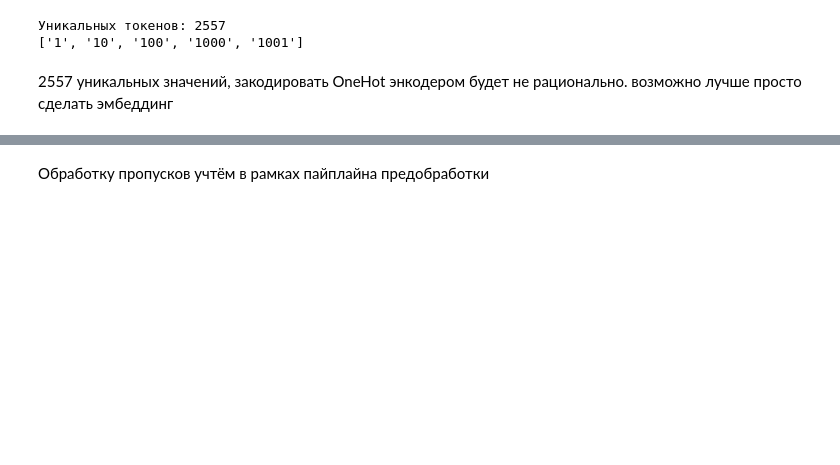
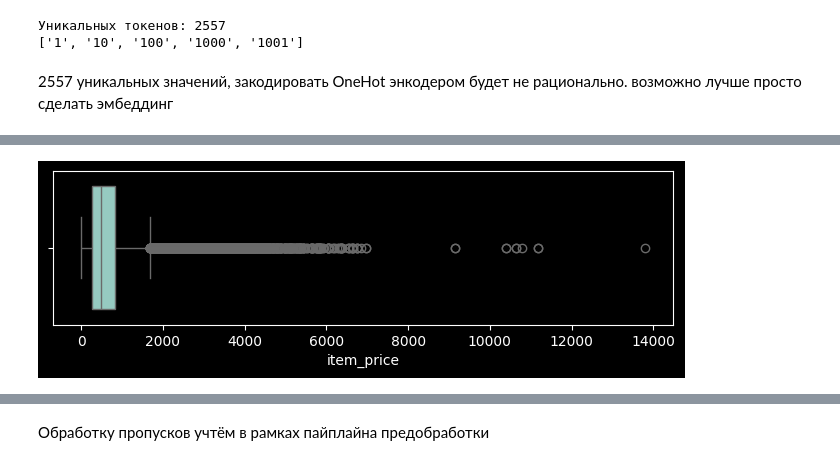
Before and after one commit to PSImera/tz_tutu_ds, a Jupyter notebook: tz_tutu_ds.ipynb, the cells around one changed output, grey strips where cells are left out. Drawn from its saved outputs; the diff is of its cells as text; code cells hidden in the pictures; blank space fills up the shorter version.

```diff
--- a/tz_tutu_ds.ipynb
+++ b/tz_tutu_ds.ipynb
@@ -315,0 +363,6 @@ print(f'Максимальная длинна списка ключевых сл
+# %%
+plt.figure(figsize=(8,2))
+sns.boxplot(x=df_train['item_price'])
+plt.show()
+# %% [output]
+[figure, added]
```
Also changed, not shown: parts of 87 cells of this notebook, 14 other files.
